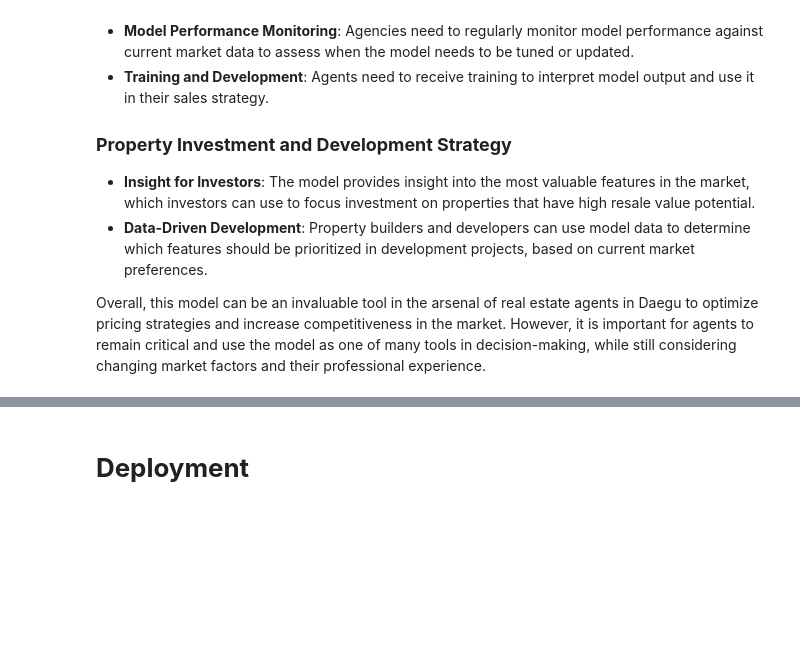
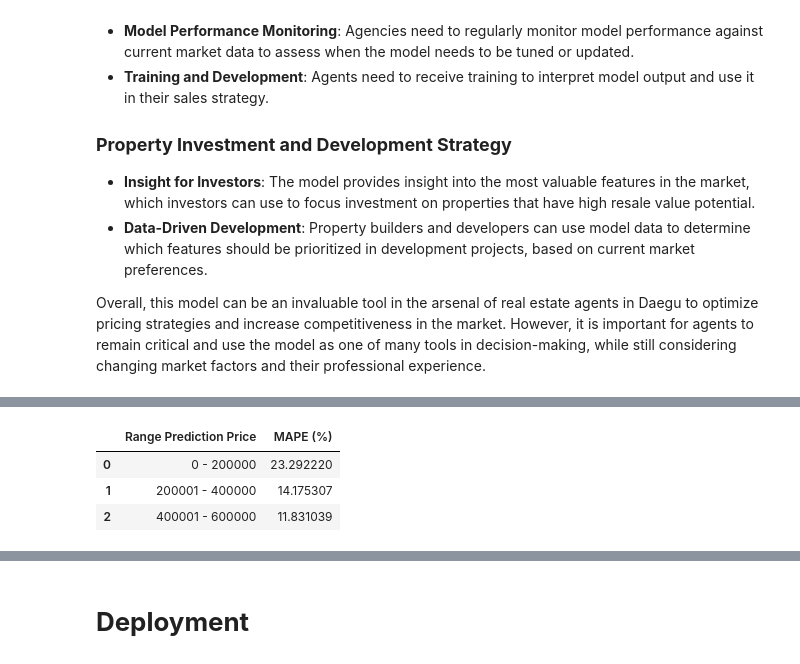
Before and after one commit to bendrad/project-3, a Jupyter notebook: ML2.ipynb, the cells around one changed output, grey strips where cells are left out. Drawn from its saved outputs; the diff is of its cells as text; code cells hidden in the pictures; blank space fills up the shorter version.

Commit message:
adding limitation

```diff
--- a/ML2.ipynb
+++ b/ML2.ipynb
@@ -1751,0 +1762,16 @@ Overall, this model can be an invaluable tool in the arsenal of real estate agen
+# %%
+def priceclass(x):
+    if 0 <= x < 200000 :
+        return '0 - 200000'
+    elif 200001 <= x < 400000 :
+        return '200001 - 400000'
+    elif 400001 <= x <= 600000 :
+        return '400001 - 600000'
+
+rangeclass = [
+    '0 - 200000', '200001 - 400000', '400001 - 600000'
+]
+# %%
+limitation = predict_model(finalmodel)
+limitation['priceclass'] = limitation['prediction_label'].apply(priceclass)
+limitation.head()
@@ -1751,0 +1787,19 @@ Overall, this model can be an invaluable tool in the arsenal of real estate agen
+# %%
+from sklearn.metrics import mean_absolute_percentage_error
+
+score = []
+for i in rangeclass:
+    table = limitation[limitation['priceclass'] == i]
+    mape = mean_absolute_percentage_error(y_pred=table['prediction_label'], y_true=table['SalePrice'])
+    score.append(mape*100)
+
+result = pd.DataFrame({
+    'Range Prediction Price': rangeclass,
+    'MAPE (%)': score
+})
+result
+# %% [output]
+|  | Range Prediction Price | MAPE (%) |
+| 0 | 0 - 200000 | 23.292220 |
+| 1 | 200001 - 400000 | 14.175307 |
+| 2 | 400001 - 600000 | 11.831039 |
```
Also changed, not shown: parts of 6 cells of this notebook.
